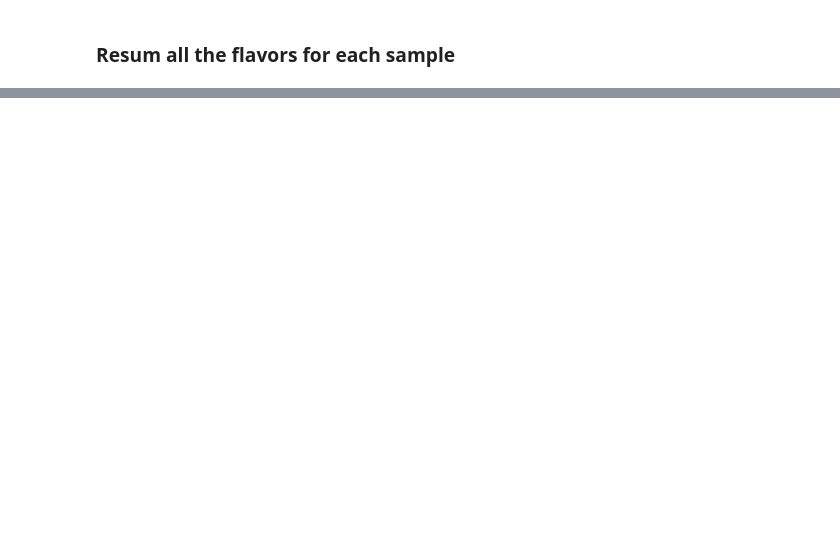
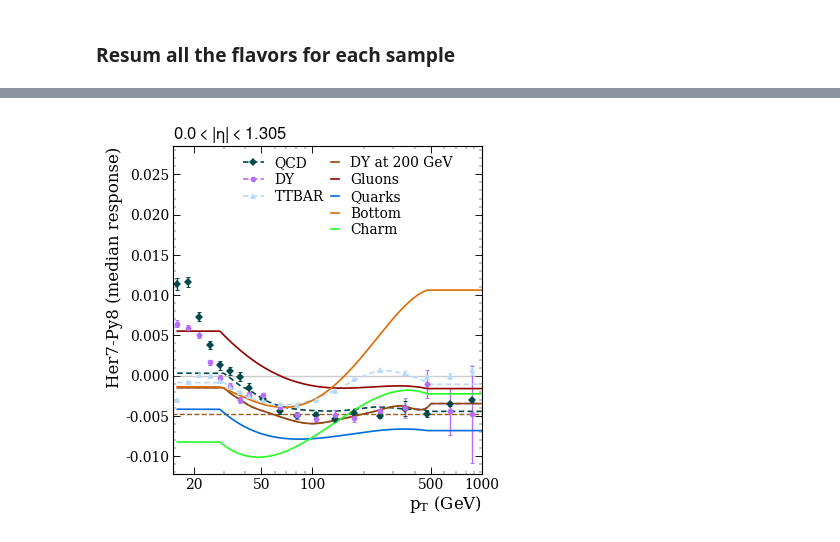
Before and after one commit to dsidirop1/JMECoffea, a Jupyter notebook: flavor_fractions_and_uncertainties.ipynb, the cells around one changed output, grey strips where cells are left out. Drawn from its saved outputs; the diff is of its cells as text; code cells hidden in the pictures; blank space fills up the shorter version.

```diff
--- a/flavor_fractions_and_uncertainties.ipynb
+++ b/flavor_fractions_and_uncertainties.ipynb
@@ -869,7 +1116,7 @@ def plot_uncertainty(ptvals, etavals, HerPy_differences, additional_uncertainty_
 
     1;
 # %%
-def plot_HerPydiff(ptvals, HerPy_differences, additional_uncertainty_curves, divideHerPy, etaidx):
+def plot_HerPydiff(ptvals, HerPy_differences, additional_uncertainty_curves, divideHerPy, etaidx, etabins):
     addc = additional_uncertainty_curves
     fig, ax = plt.subplots()
 
@@ -878,7 +1125,7 @@ def plot_HerPydiff(ptvals, HerPy_differences, additional_uncertainty_curves, div
     for samp in ['QCD', 'DY', 'TTBAR']:
 #         mc = next(ax._get_lines.prop_cycler)
         line = ax.plot(ptvals, HerPy_differences[samp][0], linestyle=(0, (3.3, 2)), markersize=0, **color_scheme[samp], linewidth=1.2)
-        marker = ax.errorbar(ptbins_c, HerPy_differences[samp][1], yerr=HerPy_differences[samp][2],
+        marker = ax.errorbar(pt_bins.centres, HerPy_differences[samp][1], yerr=HerPy_differences[samp][2],
                            linestyle='none', **color_scheme[samp], capsize=1.6, capthick=0.7, linewidth=1.0)
         lines.append(line[0])
         markers.append(marker[0])
@@ -891,8 +1138,8 @@ def plot_HerPydiff(ptvals, HerPy_differences, additional_uncertainty_curves, div
 #         ax.plot(ptvals, addc['b100'], label='Bottom', markersize=0, linewidth=1.2)
 
     vlinecoord = 1 if divideHerPy else 0
-    ax.hlines(vlinecoord ,1, 10000, linestyles='--',color="gray",
-        linewidth=1, alpha=0.5)
+    ax.hlines(vlinecoord ,1, 10000,color="gray",
+        linewidth=1, alpha=0.4)
 
     ax.hlines(addc['g20q80_fixed'], 1, 10000, linestyles='--',color=color_scheme["DY200"]['color'],
         linewidth=1, alpha=0.9)
@@ -916,15 +1163,16 @@ def plot_HerPydiff(ptvals, HerPy_differences, additional_uncertainty_curves, div
     ylim_pad = (ylim_old[1]-ylim_old[0])*0.3
     ax.set_ylim(ylim_old[0],ylim_old[1]+ylim_pad)
 
-    hep.label.exp_text(text=f'$\eta$ = {etabins_abs[etaidx]}', loc=0)
+    hep.label.exp_text(text=jeteta_bins.idx2plot_str(etaidx), loc=0)
 
     figdir = "fig/uncertainty"
     if not os.path.exists(figdir):
         os.mkdir(figdir)
     add_name = '/Herwig_Pythia_ratio' if divideHerPy else '/Herwig_Pythia_difference'
-    fig_name = figdir+add_name+f'_{etabins_abs[etaidx]}'.replace('.','')
+    fig_name = figdir+add_name+jeteta_bins.idx2str(etaidx)
     print("Saving plot with the name = ", fig_name+".pdf / .png")
     plt.savefig(fig_name+'.pdf');
     plt.savefig(fig_name+'.png');
+    plt.show()
 
 1;
@@ -1075,0 +1239,83 @@ ptbins_uncert = np.array([   9. ,   11. ,   13.5,   16.5,   19.5,   22.5,   26.
+# %%
+ptplot_vals = [16, 21.5, 32.5, 51, 105, 350, 650]
+# etaplot_vals = [2.8195-0.001]
+etaplot_vals = jeteta_bins.centres #[16, 21.5, 32.5, 51, 105, 350, 650]
+
+
+# ptplot_vals = [] #[16, 21.5, 32.5, 51, 105, 350, 650]
+# etaplot_vals = etabins_c #[16, 21.5, 32.5, 51, 105, 350, 650]
+
+plot_vals = list(etaplot_vals)+ptplot_vals
+plotvspt_ls = len(etaplot_vals)*[True]+len(ptplot_vals)*[False]
+
+inverse = False
+divideHerPy = False #True
+plotvspt = True
+use_corrections = 'T'
+start_from_ratios = False
+
+def get_evaluator(sample='Her', flavor='b'):
+    return get_evaluator_pre(sample=sample, flavor=flavor , inverse=inverse, use_corrections=use_corrections)
+
+for plot_val, plotvspt in zip(plot_vals, plotvspt_ls):
+#     print(f"plot val {plot_val}, plotvspt {plotvspt}")
+    if plotvspt:
+        ptvals = np.geomspace(pt_bins.centres.min(), pt_bins.centres.max(), 10000)
+        idx = jeteta_bins.get_bin_idx(plot_val)
+#         etavals = np.ones(len(ptvals))*etabins_abs[etaidx]
+        etavals = np.ones(len(ptvals))*jeteta_bins.centres[idx]
+        pt_idxs = range(pt_bins.nbins)
+        eta_idxs = idx
+    else:
+        etavals = np.linspace(jeteta_bins.centres.min(),jeteta_bins.centres.max(), 100)
+        idx = pt_bins.get_bin_idx(plot_val)
+        ptvals = np.ones(len(etavals))*pt_bins.centres[idx]
+#         pteta_grid = (np.log10(ptvals), etavals)
+        pt_idxs = idx
+        eta_idxs = range(jeteta_bins.nbins)
+    ptvals2= np.clip(ptvals, ptmin_global, ptmax_global)
+#     print('etaidx 1', idx)
+#     pteta_grid = (np.log10(ptvals2), etavals)
+
+    etaidx0=0
+    etavals0 = np.ones(len(ptvals2))*jeteta_bins.edges[etaidx0] ##Used to  obtain the eta dependance from dijet
+#     etavals02 = np.ones(len(ptvals2))*etabins_c[etaidx0] ##Used to  obtain the eta dependance from dijet
+#     pteta_grid0 = (np.log10(ptvals2), etavals02)
+
+    samples = ['QCD', 'DY', 'TTBAR']
+    Her_samples = ['_QCD-MG-Her', '_DY-MG-Her', '_Herwig-TTBAR']
+    Py_samples = ['_QCD-MG-Py', '_DY-MG-Py', '_Pythia-TTBAR']
+    HerPy_differences = {}
+    for ii in range(len(samples)):
+        sampHer = Her_samples[ii]
+        sampPy = Py_samples[ii]
+        samp = samples[ii]
+#         HerPy_spline = get_ratio(resum_to_mix(qfrac_spline_dict[sampHer], 'Her', etavals, ptvals, pteta_grid),
+#               resum_to_mix(qfrac_spline_dict[sampPy], 'Py', etavals, ptvals, pteta_grid),
+#               divideHerPy)
+        HerPy_spline = resum_ratio_to_mix(etavals, ptvals,
+                                          qfrac_spline_dict[sampHer],
+                                          qfrac_spline_dict[sampPy],
+                                          divideHerPy, start_from_ratios=start_from_ratios)
+#         HerPy_spline = resum_to_mix(etavals, ptvals,
+#                                                qfrac_spline_dict[sampHer], qfrac_spline_dict[sampPy])
+
+#         print()
+        corr_all, corrstd_all = create_data_HerPy_differences(sampHer, sampPy, pt_idxs, eta_idxs, inverse=inverse)
+
+        HerPy_differences[samp] = [HerPy_spline, corr_all, corrstd_all]
+
+
+#     additional_uncertainty_curves = get_additional_uncertainty_curves(etavals, ptvals, etavals0, pteta_grid0)
+    additional_uncertainty_curves = get_additional_uncertainty_curves(etavals, ptvals, etavals0,
+                                                                      HerPy_differences['QCD'][0],
+                                                                      start_from_ratios=start_from_ratios)
+#     get_additional_uncertainty_curves_from_ratio(etavals, ptvals, etavals0)
+    if plotvspt:
+        plot_HerPydiff(ptvals, HerPy_differences, additional_uncertainty_curves, divideHerPy, idx, jeteta_bins)
+
+    if not divideHerPy:
+#         print("HerPy diff 1 = ", HerPy_differences['QCD'][0][:10]*100)
+        ptoretastr = jeteta_bins.idx2plot_str(idx) if plotvspt else pt_bins.centres[idx]
+        plot_uncertainty(ptvals, etavals, HerPy_differences, additional_uncertainty_curves, ptoretastr, plotvspt=plotvspt)
+# %% [output]
@@ -1075,0 +1323 @@ ptbins_uncert = np.array([   9. ,   11. ,   13.5,   16.5,   19.5,   22.5,   26.
+[figure, added]
```
Also changed, not shown: parts of 58 cells of this notebook, 9 other files.
